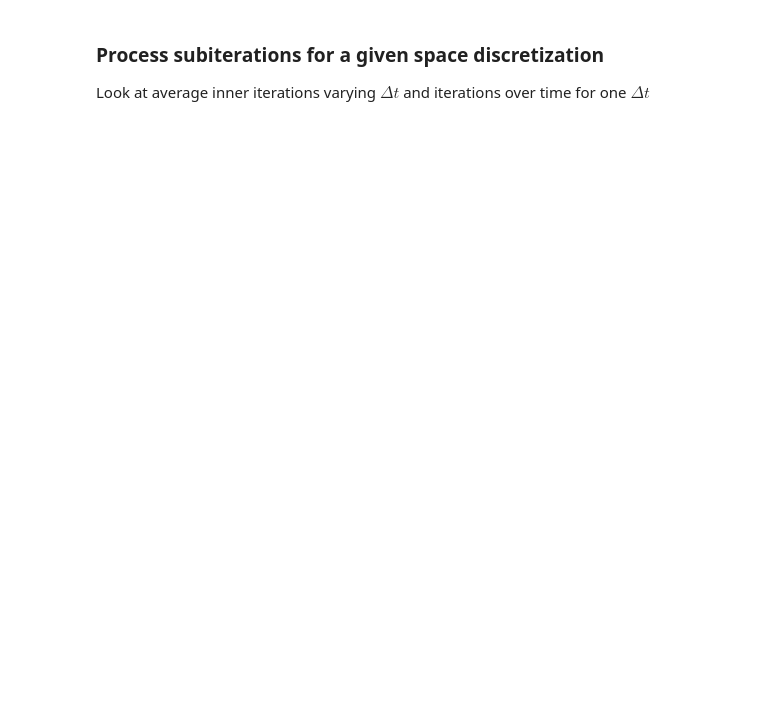
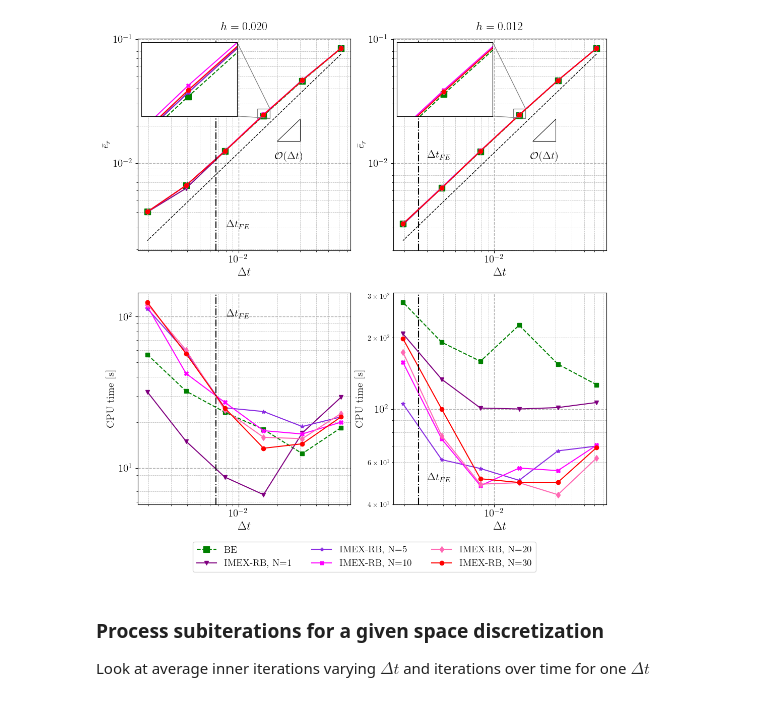
Before and after one commit to Fra-Sala/IMEX-RB, a Jupyter notebook: postprocessing/AdvDiff3D/NvsNt.ipynb, the cells around one changed output. Saved outputs shown, nothing was run; the diff lists cells and outputs as text; code cells hidden in the pictures; blank space fills up the shorter version.

```diff
--- a/postprocessing/AdvDiff3D/NvsNt.ipynb
+++ b/postprocessing/AdvDiff3D/NvsNt.ipynb
@@ -45,8 +45,8 @@ all_colors = [
     "teal",
     "orange",
 ]
-xdeltaFE = [8e-3, 8e-3, 1.5e-3, 1.5e-3]
-ydeltaFE = [2e-3, 2e1, 1.1e-2, 1e0]
+xdeltaFE = [8e-3, 8e-3, 3e-3, 3e-3]
+ydeltaFE = [3e-3, 1e2, 1.1e-2, 5e1]
 
 results = np.load(results_path, allow_pickle=True)
 Nx_values = results["Nx_values"]           # array of grid sizes
@@ -72,7 +72,7 @@ for col, Nh in enumerate(Nx_values):
     fig.text(
         x,
         y,
-        rf"$h = {1/Nh:.2f}$",
+        rf"$h = {1/Nh:.3f}$",
         ha="center",
         va="bottom",
         fontsize=17,
@@ -110,21 +110,21 @@ for col, Nh in enumerate(Nx_values):
         linewidth=1,
     )
 
-    x0, y0 = 0.0015, 0.0015
-    dx = 0.001
-    dy = dx
+    x0, y0 = 0.02, 0.015
+    dx = 0.01
+    dy = y0 * ((x0+dx) / x0) - y0
     ax_err.plot([x0, x0 + dx], [y0, y0], "k-", linewidth=0.75)
     ax_err.plot(
         [x0 + dx, x0 + dx], [y0, y0 + dy], "k-", linewidth=0.75
     )
     ax_err.plot([x0 + dx, x0], [y0 + dy, y0], "k-", linewidth=0.75)
     ax_err.text(
-        x0,
-        y0 - dy / 2.5,
+        x0+0.012,
+        y0 - dy/3,
         r"$\mathcal{O}(\Delta t)$",
         fontsize=15,
-        ha="left",
-        va="bottom",
+        ha="right",
+        va="top",
     )
     ax_err.axvline(1 / Nt_FE, color="k", linestyle="-.")
 
@@ -170,7 +170,7 @@ for col, Nh in enumerate(Nx_values):
     ax_err.grid(which="minor", linewidth=0.5, linestyle="--")
     ax_err.tick_params(axis="both", which="major", labelsize=15)
     ax_err.set_xlabel(r"$\Delta t$", fontsize=17)
-    ax_err.set_ylabel(r"$\|\bar{e}_r\|_2$", fontsize=15)
+    ax_err.set_ylabel(r"$\bar{e}_r$", fontsize=15)
 
     ax_time = axs[1, col]
     ax_time.loglog(
@@ -194,33 +194,35 @@ for col, Nh in enumerate(Nx_values):
 
     ax_time.text(
         xdeltaFE[2 * col + 1],
         ydeltaFE[2 * col + 1],
         r"$\Delta t_{FE}$",
         fontsize=15,
         color="k",
     )
     ax_time.grid(which="major", linestyle="--", linewidth=1)
     ax_time.grid(which="minor", linestyle="--", linewidth=0.5)
     ax_time.tick_params(axis="both", which="major", labelsize=15)
     ax_time.set_xlabel(r"$\Delta t$", fontsize=17)
     ax_time.set_ylabel("CPU time [s]", fontsize=15)
 
 handles, labels = axs[0, 0].get_legend_handles_labels()
 fig.legend(
     handles,
     labels,
     loc="lower center",
     bbox_to_anchor=(0.5, -0.01),
     ncol=3,
     fontsize=14,
 )
 
 plt.savefig(
     os.path.join(
         "plots", f"{problem_name}_convergence_times_N.pdf"
     ),
     bbox_inches="tight",
 )
+# %% [output]
+[figure, added]
 # %% [markdown]
 ### Process subiterations for a given space discretization
 Look at average inner iterations varying $\Delta t$ and iterations over time
```
Also changed, not shown: parts of 2 cells of this notebook, 4 other files.
